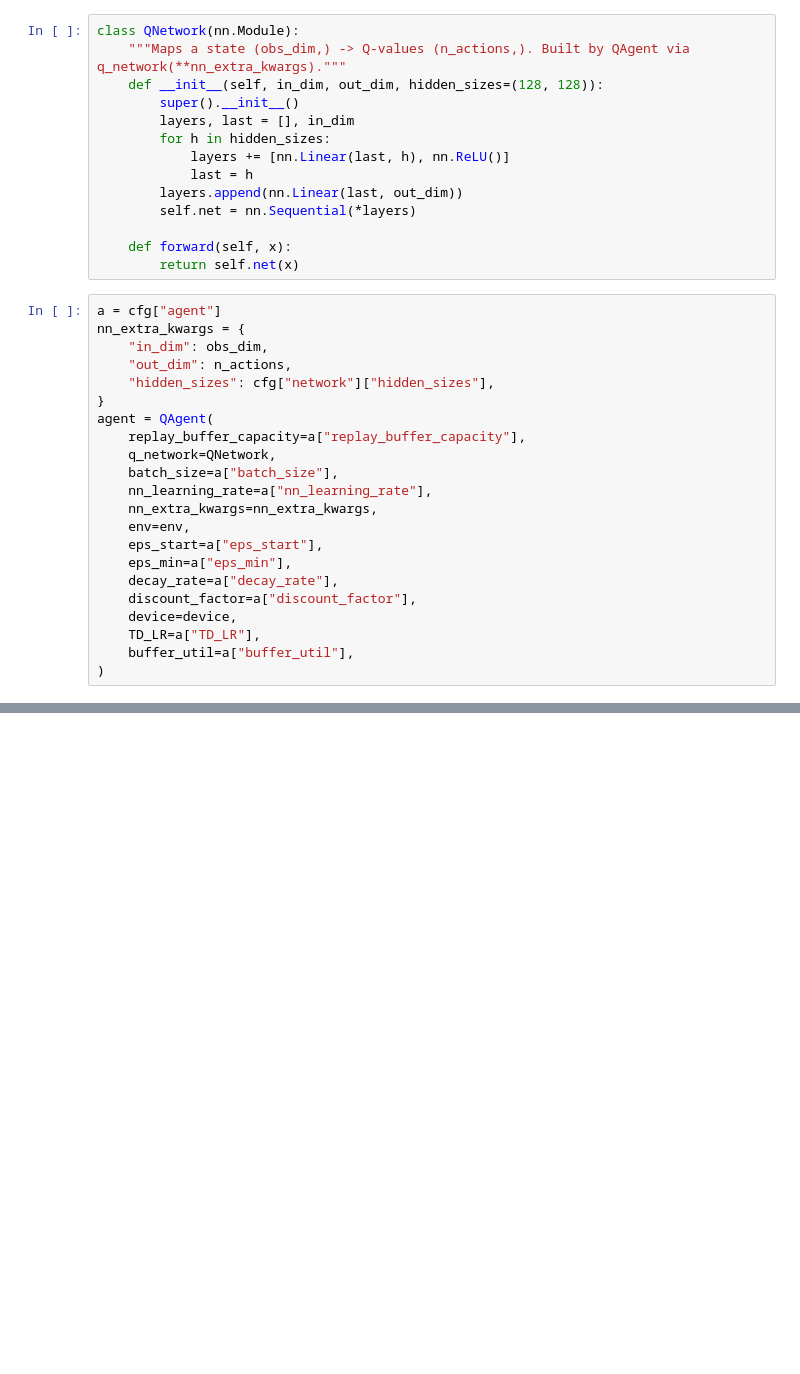
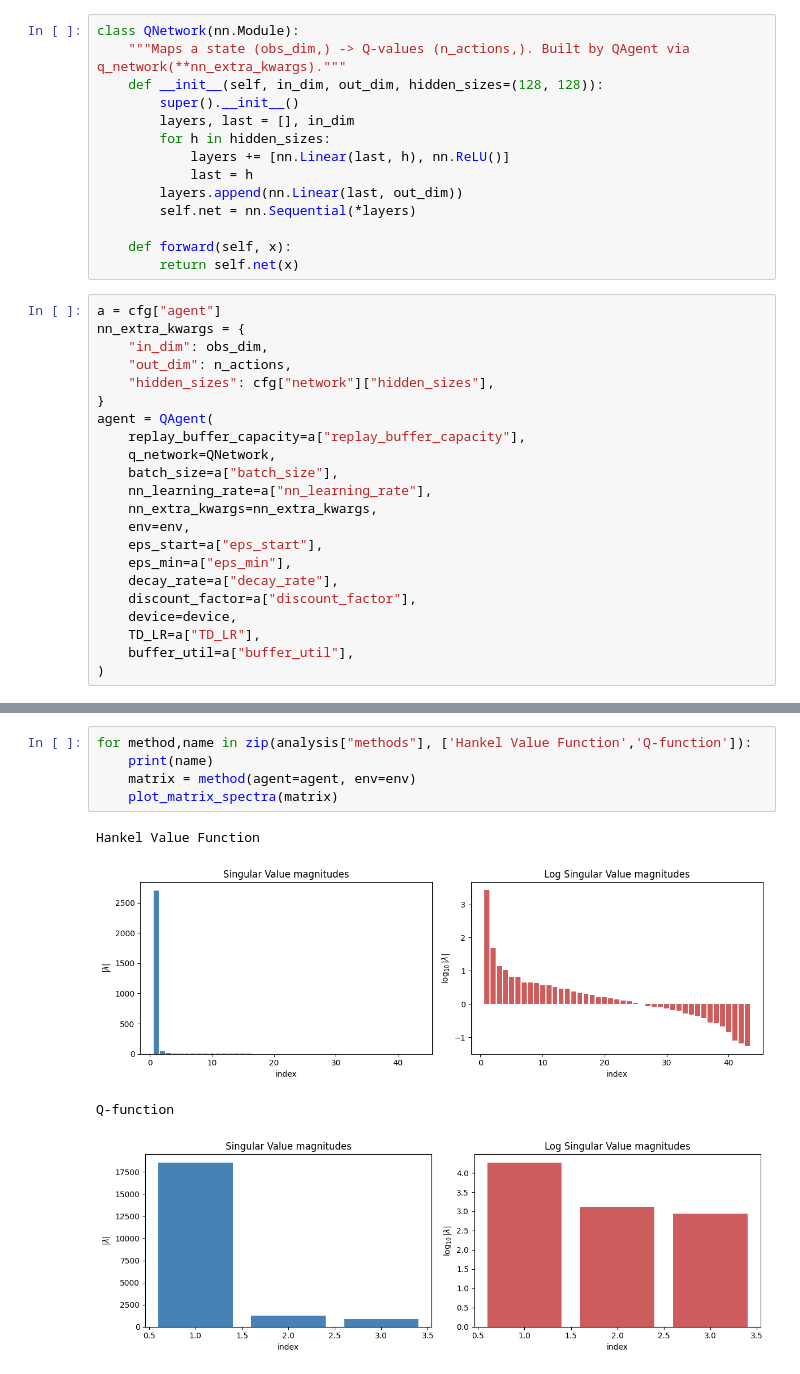
Before and after one commit to Souparna-Mandal/Low-Rank-RL-TL, a Jupyter notebook: experiments/dqn_acrobot/exp1.ipynb, the cells around one changed output, grey strips where cells are left out. Saved outputs shown, nothing was run; the diff lists cells and outputs as text; blank space fills up the shorter version.

```diff
--- a/experiments/dqn_acrobot/exp1.ipynb
+++ b/experiments/dqn_acrobot/exp1.ipynb
@@ -145,0 +178,10 @@ plt.legend(); plt.show()
+# %%
+for method,name in zip(analysis["methods"], ['Hankel Value Function','Q-function']):
+    print(name)
+    matrix = method(agent=agent, env=env)
+    plot_matrix_spectra(matrix)
+# %% [output]
+Hankel Value Function
+[figure, added]
+Q-function
+[figure, added]
```
Also changed, not shown: parts of 14 cells of this notebook, 1 other file.
